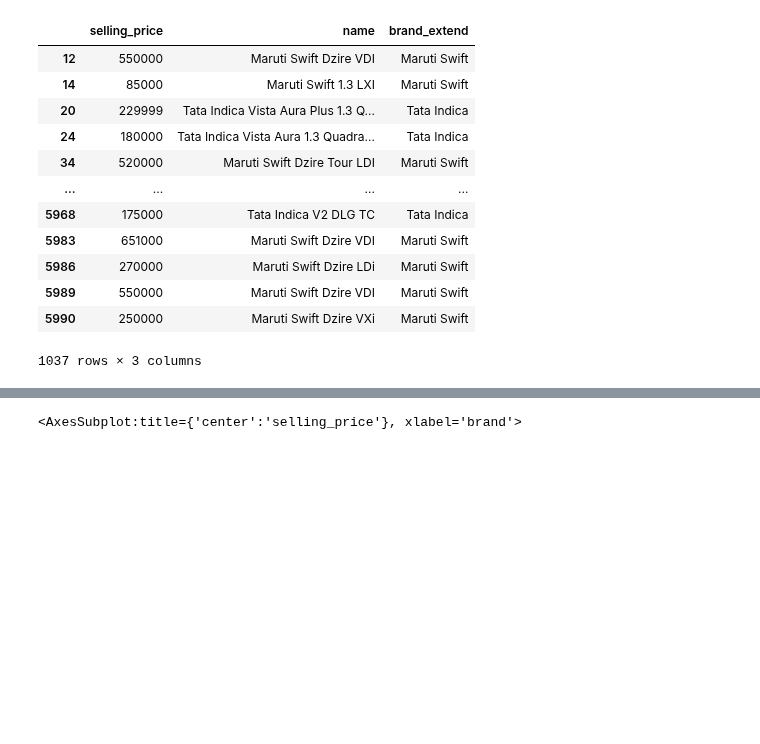
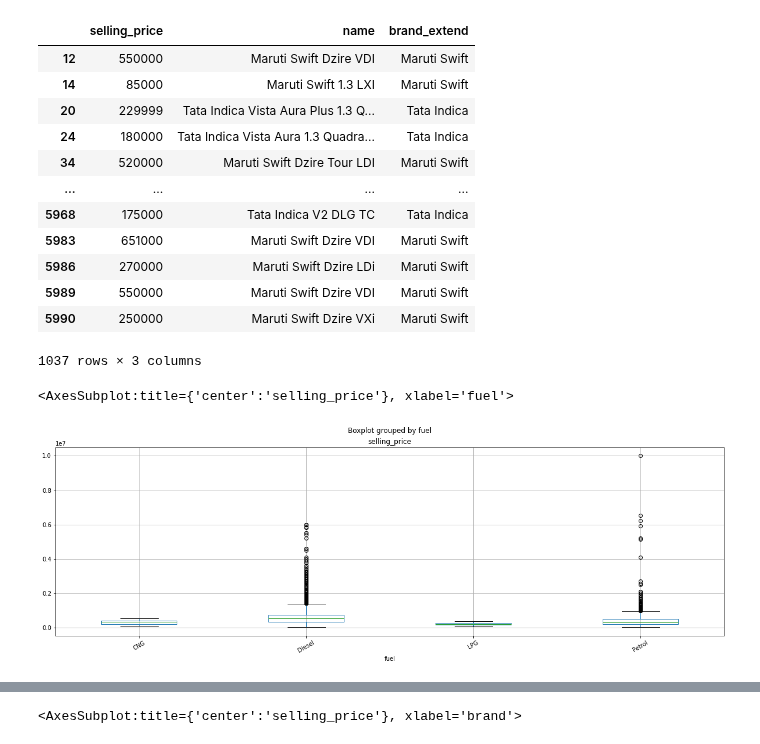
Before and after one commit to khoa2181/DataPreparation, a Jupyter notebook: Tran Minh Khoa_Final Data Preparation.ipynb, the cells around one changed output, grey strips where cells are left out. Cells and saved outputs as stored; diff of their text form; code cells hidden in the pictures; blank space fills up the shorter version.

```diff
--- a/Tran Minh Khoa_Final Data Preparation.ipynb
+++ b/Tran Minh Khoa_Final Data Preparation.ipynb
@@ -101,6 +101,16 @@ for i in [train, test]:
     i['n_owner'].replace(to_replace='Third Owner', value=3, inplace=True)
     i['n_owner'].replace(to_replace='Fourth & Above Owner', value=4, inplace=True)
     i['n_owner'].replace(to_replace='Test Drive Car', value=0, inplace=True)
+# %%
+#train = pd.concat([train, pd.get_dummies(train.brand, drop_first=True)], axis=1)
+train = pd.concat([train, pd.get_dummies(train.fuel, drop_first=True)], axis=1)
+train = pd.concat([train, pd.get_dummies(train.transmission, drop_first=True)], axis=1)
+train = pd.concat([train, pd.get_dummies(train.seller_type, drop_first=True)], axis=1)
+
+#test = pd.concat([test, pd.get_dummies(test.brand, drop_first=True)], axis=1)
+test = pd.concat([test, pd.get_dummies(test.fuel, drop_first=True)], axis=1)
+test = pd.concat([test, pd.get_dummies(test.transmission, drop_first=True)], axis=1)
+test = pd.concat([test, pd.get_dummies(test.seller_type, drop_first=True)], axis=1)
 # %%
 train
 # %% [output]
@@ -172,3 +182,8 @@ train[train.brand_extend.isin(test[test.mileage.isna()].brand_extend.unique())][
 | 5989 | 550000 | Maruti Swift Dzire VDI | Maruti Swift |
 | 5990 | 250000 | Maruti Swift Dzire VXi | Maruti Swift |
 1037 rows × 3 columns
+# %%
+train.boxplot(column='selling_price', by='fuel', figsize=(20,6), rot=30)
+# %% [output]
+<AxesSubplot:title={'center':'selling_price'}, xlabel='fuel'>
+[figure, added]
```
Also changed, not shown: parts of 36 cells of this notebook.
